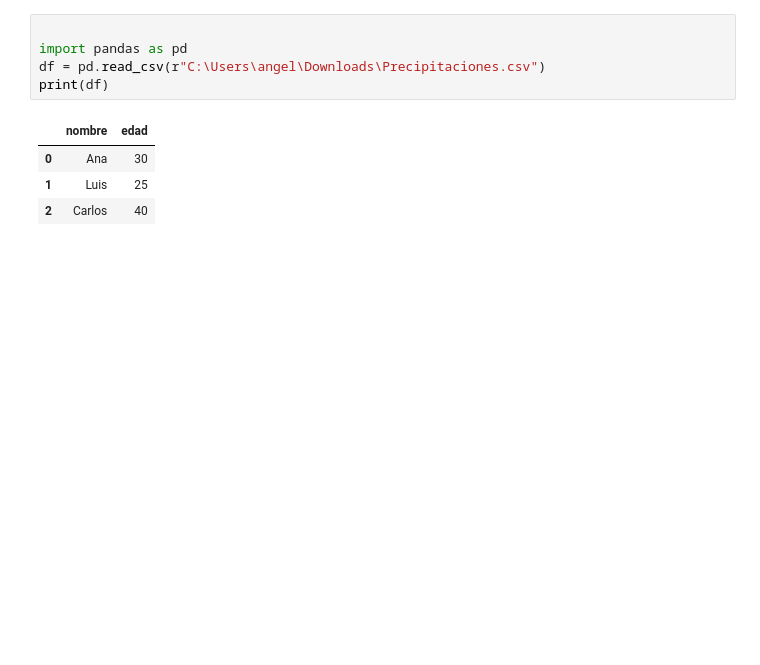
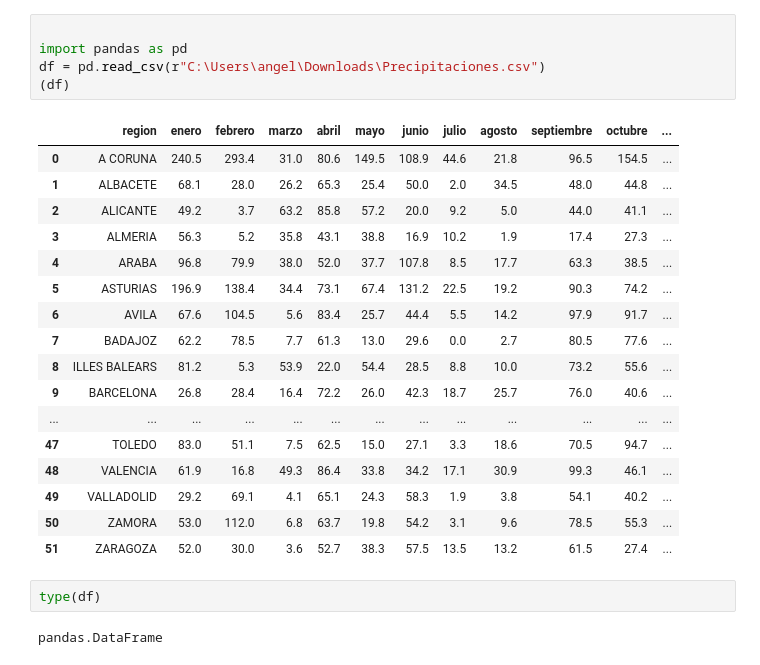
Before and after one commit to angelodiaz99/Python_primerosPasos, a Jupyter notebook: practica.ipynb, the cells around one changed output. Drawn from its saved outputs; the diff is of its cells as text; blank space fills up the shorter version.

Commit message:
Subo notebook, csv y nuevas practicas pandas

```diff
--- a/practica.ipynb
+++ b/practica.ipynb
@@ -1,10 +1,27 @@
 # %%
 
 import pandas as pd
 df = pd.read_csv(r"C:\Users\angel\Downloads\Precipitaciones.csv")
-print(df)
+(df)
 # %% [output]
-|  | nombre | edad |
-| 0 | Ana | 30 |
-| 1 | Luis | 25 |
-| 2 | Carlos | 40 |
+|  | region | enero | febrero | marzo | abril | mayo | junio | julio | agosto | septiembre | octubre | ... |
+| 0 | A CORUNA | 240.5 | 293.4 | 31.0 | 80.6 | 149.5 | 108.9 | 44.6 | 21.8 | 96.5 | 154.5 | ... |
+| 1 | ALBACETE | 68.1 | 28.0 | 26.2 | 65.3 | 25.4 | 50.0 | 2.0 | 34.5 | 48.0 | 44.8 | ... |
+| 2 | ALICANTE | 49.2 | 3.7 | 63.2 | 85.8 | 57.2 | 20.0 | 9.2 | 5.0 | 44.0 | 41.1 | ... |
+| 3 | ALMERIA | 56.3 | 5.2 | 35.8 | 43.1 | 38.8 | 16.9 | 10.2 | 1.9 | 17.4 | 27.3 | ... |
+| 4 | ARABA | 96.8 | 79.9 | 38.0 | 52.0 | 37.7 | 107.8 | 8.5 | 17.7 | 63.3 | 38.5 | ... |
+| 5 | ASTURIAS | 196.9 | 138.4 | 34.4 | 73.1 | 67.4 | 131.2 | 22.5 | 19.2 | 90.3 | 74.2 | ... |
+| 6 | AVILA | 67.6 | 104.5 | 5.6 | 83.4 | 25.7 | 44.4 | 5.5 | 14.2 | 97.9 | 91.7 | ... |
+| 7 | BADAJOZ | 62.2 | 78.5 | 7.7 | 61.3 | 13.0 | 29.6 | 0.0 | 2.7 | 80.5 | 77.6 | ... |
+| 8 | ILLES BALEARS | 81.2 | 5.3 | 53.9 | 22.0 | 54.4 | 28.5 | 8.8 | 10.0 | 73.2 | 55.6 | ... |
+| 9 | BARCELONA | 26.8 | 28.4 | 16.4 | 72.2 | 26.0 | 42.3 | 18.7 | 25.7 | 76.0 | 40.6 | ... |
+| ... | ... | ... | ... | ... | ... | ... | ... | ... | ... | ... | ... | ... |
+| 47 | TOLEDO | 83.0 | 51.1 | 7.5 | 62.5 | 15.0 | 27.1 | 3.3 | 18.6 | 70.5 | 94.7 | ... |
+| 48 | VALENCIA | 61.9 | 16.8 | 49.3 | 86.4 | 33.8 | 34.2 | 17.1 | 30.9 | 99.3 | 46.1 | ... |
+| 49 | VALLADOLID | 29.2 | 69.1 | 4.1 | 65.1 | 24.3 | 58.3 | 1.9 | 3.8 | 54.1 | 40.2 | ... |
+| 50 | ZAMORA | 53.0 | 112.0 | 6.8 | 63.7 | 19.8 | 54.2 | 3.1 | 9.6 | 78.5 | 55.3 | ... |
+| 51 | ZARAGOZA | 52.0 | 30.0 | 3.6 | 52.7 | 38.3 | 57.5 | 13.5 | 13.2 | 61.5 | 27.4 | ... |
+# %%
+type(df)
+# %% [output]
+pandas.DataFrame
```
Also changed, not shown: parts of 33 cells of this notebook.
